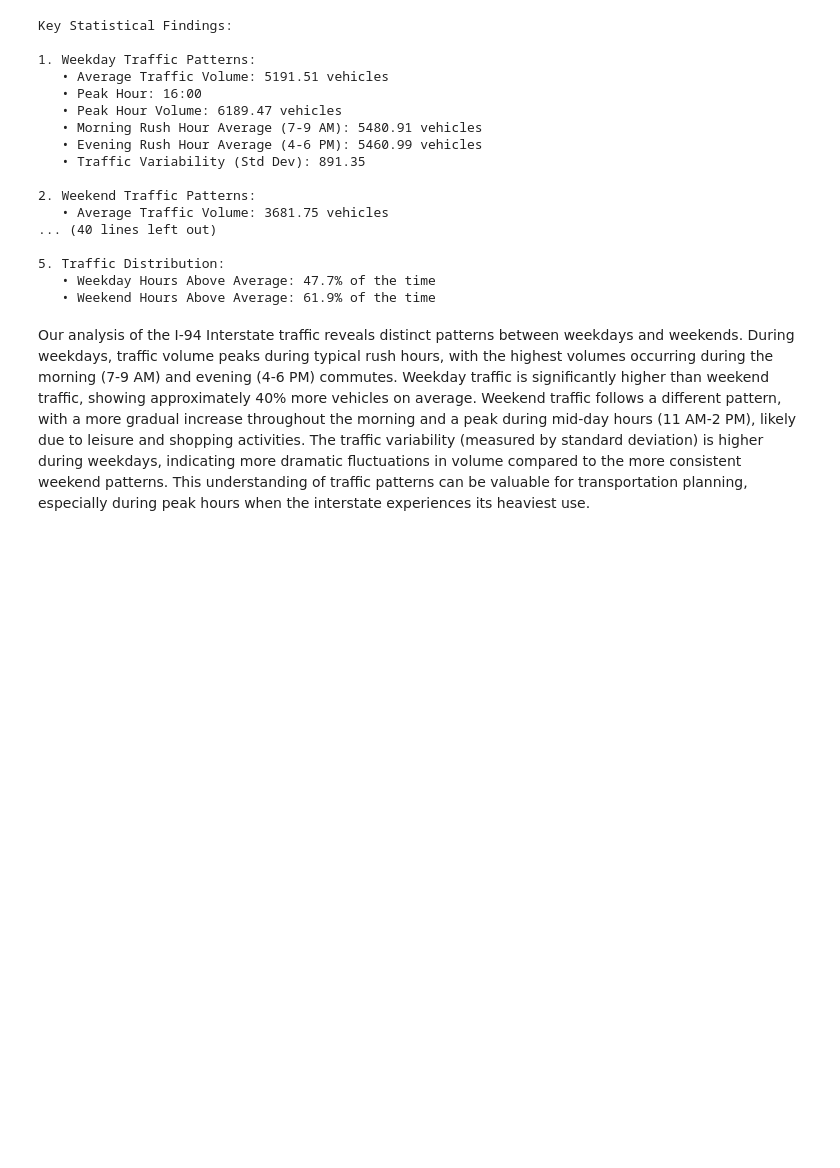
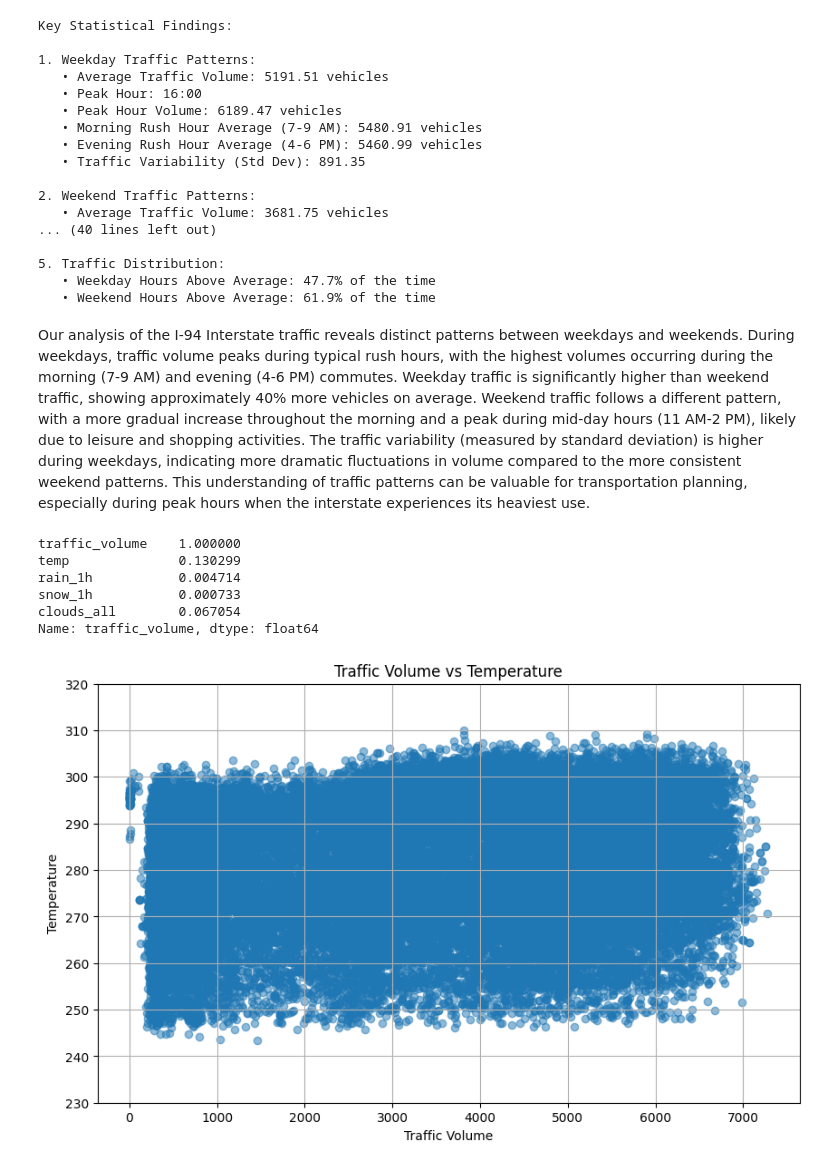
Before and after one commit to pilauria/Metro_Interstate_Traffic_Volume, a Jupyter notebook: notebooks/Metro_Interstate_Traffic_Volume.ipynb, the cells around one changed output. Saved outputs shown, nothing was run; the diff lists cells and outputs as text; code cells hidden in the pictures; blank space fills up the shorter version.

```diff
--- a/notebooks/Metro_Interstate_Traffic_Volume.ipynb
+++ b/notebooks/Metro_Interstate_Traffic_Volume.ipynb
@@ -522,3 +522,26 @@ Key Statistical Findings:
    • Weekend Hours Above Average: 61.9% of the time
 # %% [markdown]
 Our analysis of the I-94 Interstate traffic reveals distinct patterns between weekdays and weekends. During weekdays, traffic volume peaks during typical rush hours, with the highest volumes occurring during the morning (7-9 AM) and evening (4-6 PM) commutes. Weekday traffic is significantly higher than weekend traffic, showing approximately 40% more vehicles on average. Weekend traffic follows a different pattern, with a more gradual increase throughout the morning and a peak during mid-day hours (11 AM-2 PM), likely due to leisure and shopping activities. The traffic variability (measured by standard deviation) is higher during weekdays, indicating more dramatic fluctuations in volume compared to the more consistent weekend patterns. This understanding of traffic patterns can be valuable for transportation planning, especially during peak hours when the interstate experiences its heaviest use.
+# %%
+# Calculate the correlation between traffic_volume and the numerical weather columns
+numerical_weather_columns = ['temp', 'rain_1h', 'snow_1h', 'clouds_all']
+correlations = df[['traffic_volume'] + numerical_weather_columns].corr()
+print(correlations['traffic_volume'])
+# %% [output]
+traffic_volume    1.000000
+temp              0.130299
+rain_1h           0.004714
+snow_1h           0.000733
+clouds_all        0.067054
+Name: traffic_volume, dtype: float64
+# %%
+plt.figure(figsize=(10, 6))
+plt.scatter(df['traffic_volume'], df['temp'], alpha=0.5)
+plt.ylim(230, 320)  # Set the same y-axis limits to handle temperature outliers
+plt.title('Traffic Volume vs Temperature')
+plt.xlabel('Traffic Volume')
+plt.ylabel('Temperature')
+plt.grid(True)
+plt.show()
+# %% [output]
+[figure, added]
```
Also changed, not shown: parts of 5 cells of this notebook.
